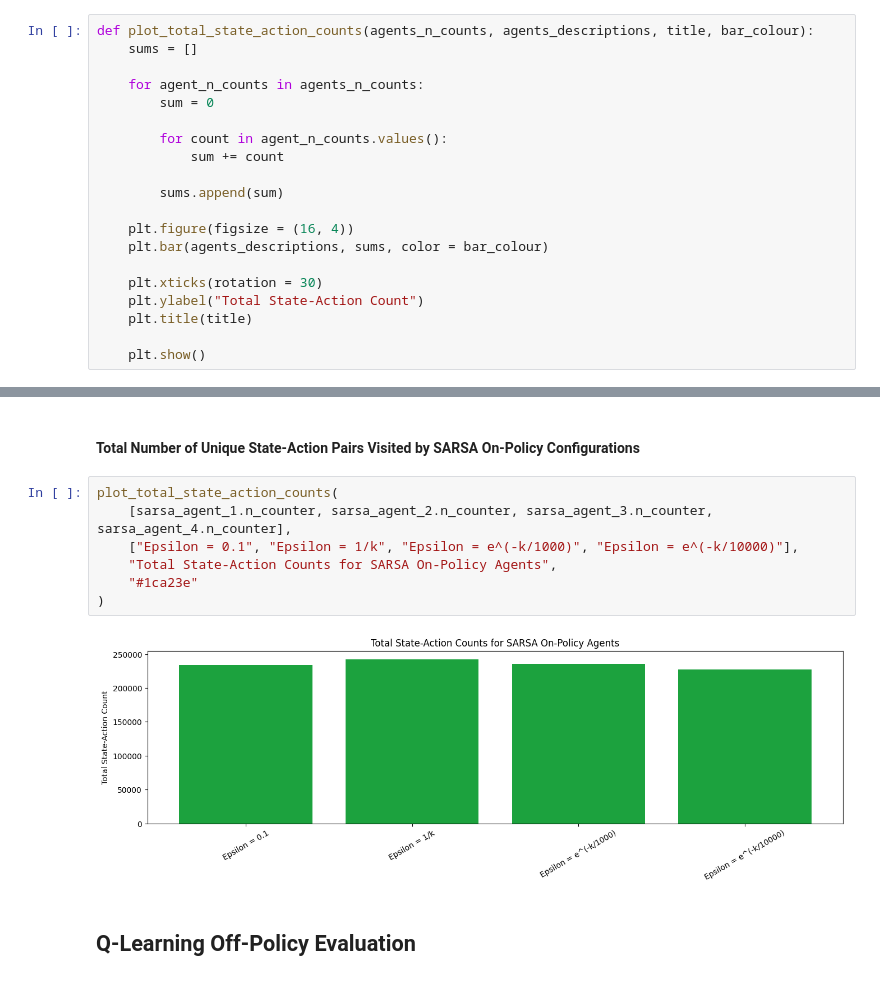
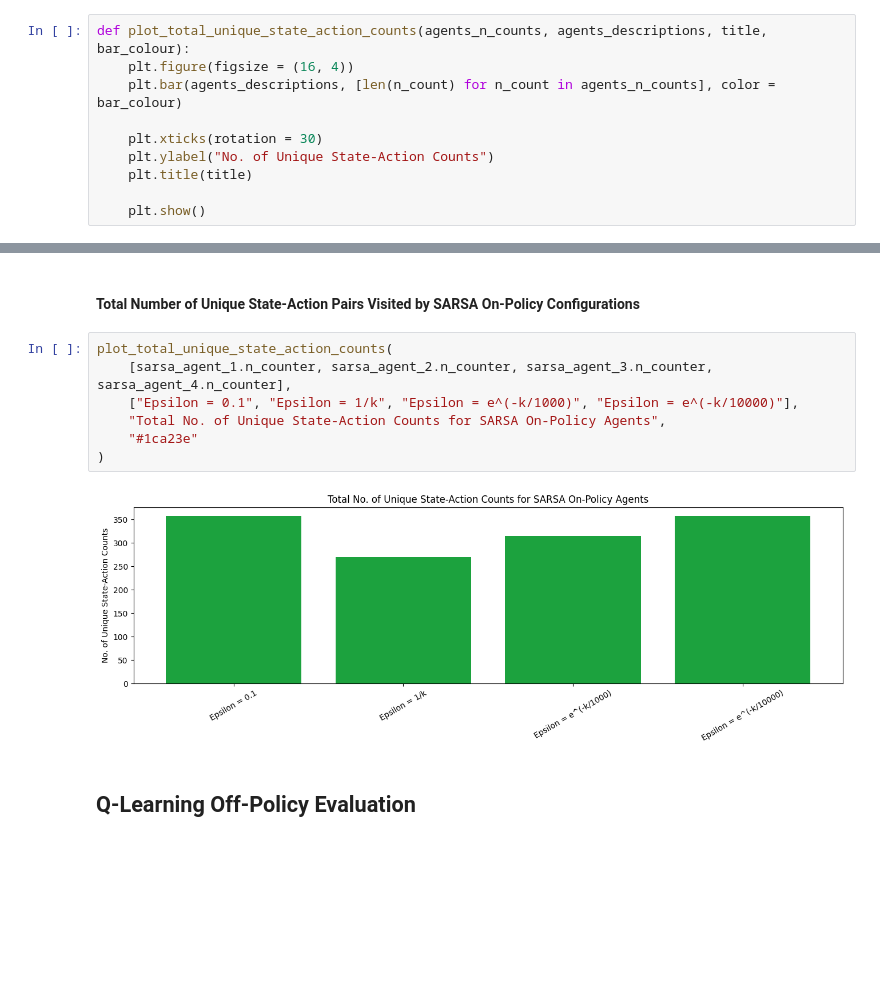
Before and after one commit to bentaliana/ARI2204, a Jupyter notebook: agent_evaluation.ipynb, the cells around one changed output, grey strips where cells are left out. Cells and saved outputs as stored; diff of their text form; blank space fills up the shorter version.

```diff
--- a/agent_evaluation.ipynb
+++ b/agent_evaluation.ipynb
@@ -264,20 +300,10 @@ def display_strategy_table(strategy_table, title):
 # %%
-def plot_total_state_action_counts(agents_n_counts, agents_descriptions, title, bar_colour):
-    sums = []
-
-    for agent_n_counts in agents_n_counts:
-        sum = 0
-
-        for count in agent_n_counts.values():
-            sum += count
-
-        sums.append(sum)
-
+def plot_total_unique_state_action_counts(agents_n_counts, agents_descriptions, title, bar_colour):
     plt.figure(figsize = (16, 4))
-    plt.bar(agents_descriptions, sums, color = bar_colour)
+    plt.bar(agents_descriptions, [len(n_count) for n_count in agents_n_counts], color = bar_colour)
 
     plt.xticks(rotation = 30)
-    plt.ylabel("Total State-Action Count")
+    plt.ylabel("No. of Unique State-Action Counts")
     plt.title(title)
 
     plt.show()
@@ -603,14 +669,14 @@ Strategy Table for SARSA On-Policy Agent with Epsilon = e^(-k/10000) (not using
 # %% [markdown]
 #### <b>Total Number of Unique State-Action Pairs Visited by SARSA On-Policy Configurations</b>
 # %%
-plot_total_state_action_counts(
+plot_total_unique_state_action_counts(
     [sarsa_agent_1.n_counter, sarsa_agent_2.n_counter, sarsa_agent_3.n_counter, sarsa_agent_4.n_counter],
     ["Epsilon = 0.1", "Epsilon = 1/k", "Epsilon = e^(-k/1000)", "Epsilon = e^(-k/10000)"],
-    "Total State-Action Counts for SARSA On-Policy Agents",
+    "Total No. of Unique State-Action Counts for SARSA On-Policy Agents",
     "#1ca23e"
 )
 # %% [output]
-[figure, old version]
+[figure, new version]
 # %% [markdown]
 ## <b>Q-Learning Off-Policy Evaluation</b>
 # %% [markdown]
```
Also changed, not shown: parts of 50 cells of this notebook, 2 other files.
